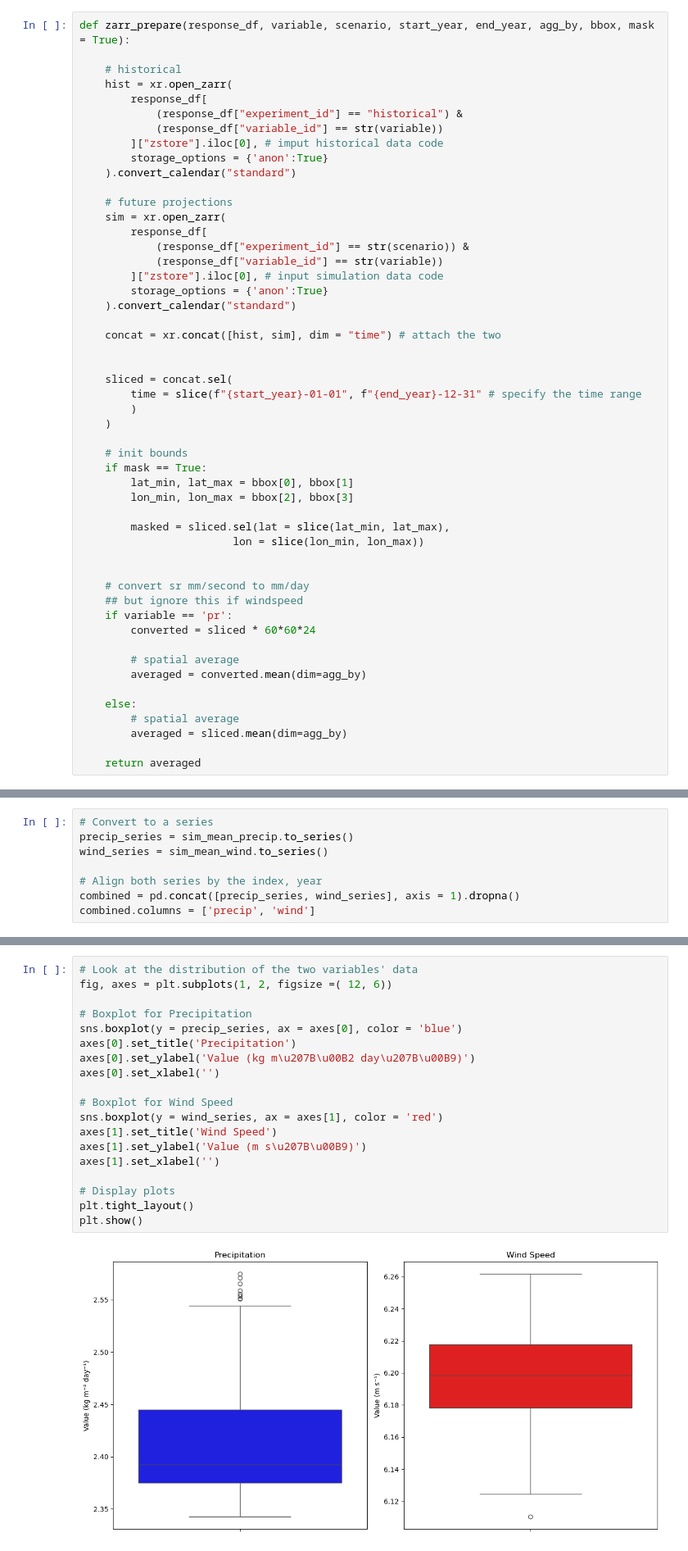
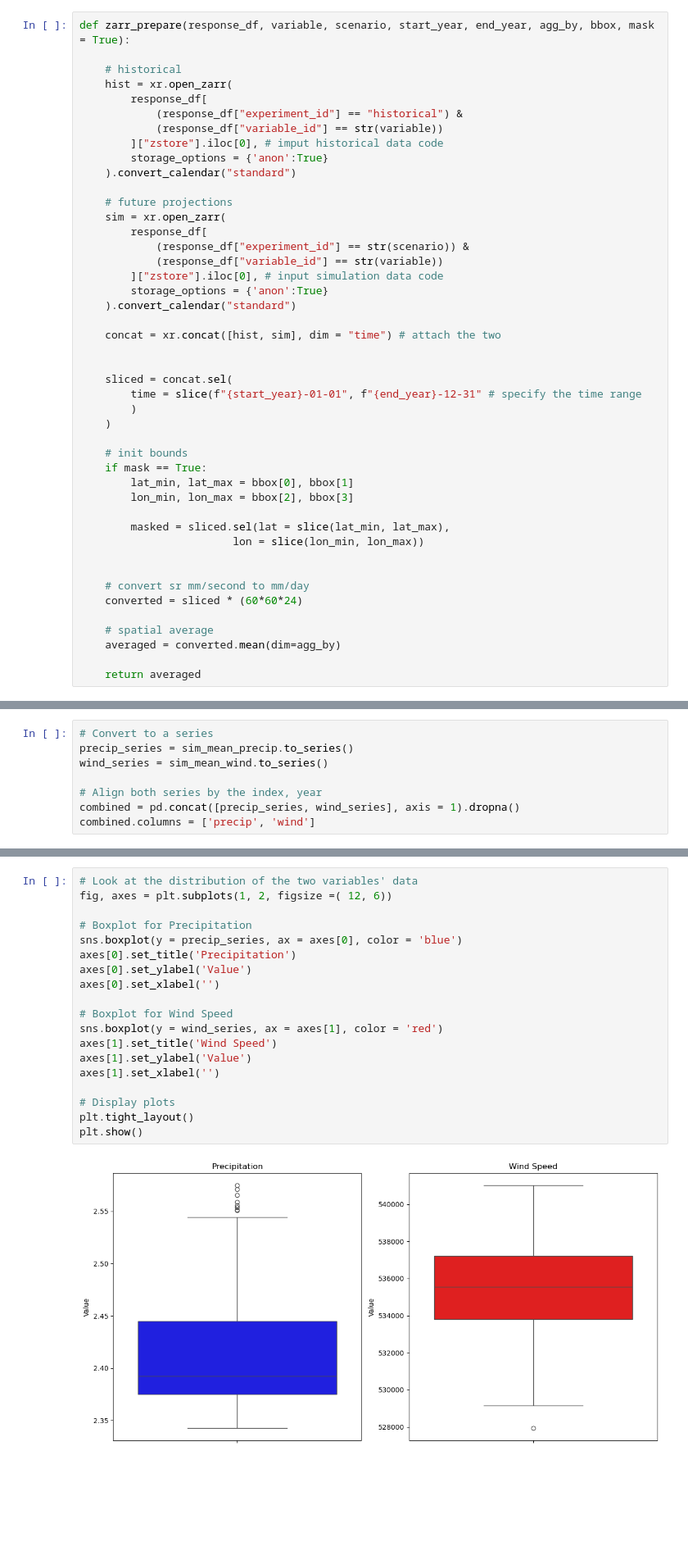
Before and after one commit to silkieMoth/eds_296_climate-modeling_final_proj, a Jupyter notebook: indian_monsoons.ipynb, the cells around one changed output, grey strips where cells are left out. Shown: that part at 82% size. Saved outputs shown, nothing was run; the diff lists cells and outputs as text; blank space fills up the shorter version.

```diff
--- a/indian_monsoons.ipynb
+++ b/indian_monsoons.ipynb
@@ -200,16 +130,10 @@ def zarr_prepare(response_df, variable, scenario, start_year, end_year, agg_by,
 
 
     # convert sr mm/second to mm/day
-    ## but ignore this if windspeed
-    if variable == 'pr':
-        converted = sliced * 60*60*24
+    converted = sliced * (60*60*24)
 
-        # spatial average
-        averaged = converted.mean(dim=agg_by)
-
-    else:
-        # spatial average
-        averaged = sliced.mean(dim=agg_by)
+    # spatial average
+    averaged = converted.mean(dim=agg_by)
 
     return averaged
 # %%
@@ -367,21 +302,21 @@ Correlation: 0.5072
 # %%
 # Look at the distribution of the two variables' data
 fig, axes = plt.subplots(1, 2, figsize =( 12, 6))
 
 # Boxplot for Precipitation
 sns.boxplot(y = precip_series, ax = axes[0], color = 'blue')
 axes[0].set_title('Precipitation')
-axes[0].set_ylabel('Value (kg m\u207B\u00B2 day\u207B\u00B9)')
+axes[0].set_ylabel('Value')
 axes[0].set_xlabel('')
 
 # Boxplot for Wind Speed
 sns.boxplot(y = wind_series, ax = axes[1], color = 'red')
 axes[1].set_title('Wind Speed')
-axes[1].set_ylabel('Value (m s\u207B\u00B9)')
+axes[1].set_ylabel('Value')
 axes[1].set_xlabel('')
 
 # Display plots
 plt.tight_layout()
 plt.show()
 # %% [output]
-[figure, old version]
+[figure, new version]
```
Also changed, not shown: parts of 52 cells of this notebook.
